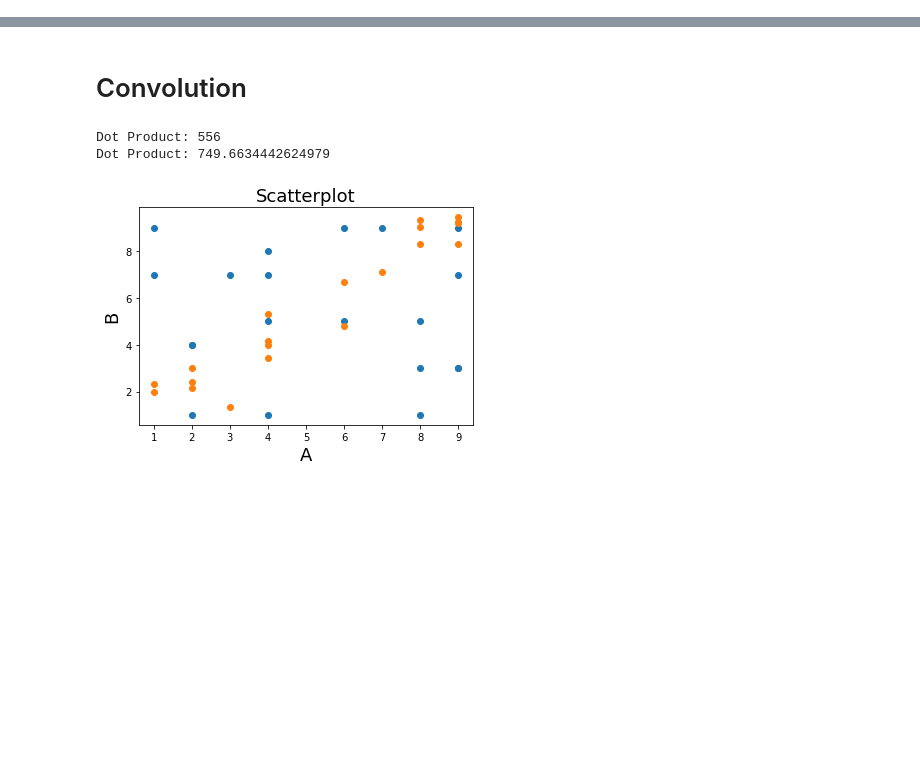
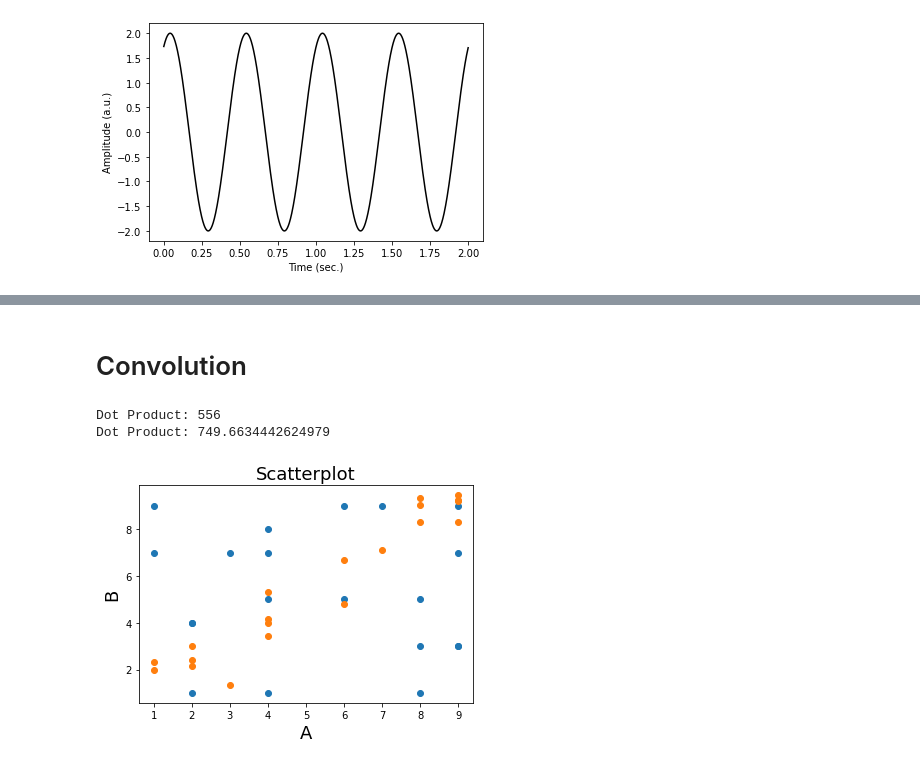
Before and after one commit to visnyue/Dartbrain-coding, a Jupyter notebook: Preprocessing/basis of processing.ipynb, the cells around one changed output, grey strips where cells are left out. Saved outputs shown, nothing was run; the diff lists cells and outputs as text; code cells hidden in the pictures; blank space fills up the shorter version.

```diff
--- a/Preprocessing/basis of processing.ipynb
+++ b/Preprocessing/basis of processing.ipynb
@@ -0,0 +55,16 @@
+# %%
+# simulation parameters
+srate = 500; # sampling rate in Hz
+time = np.arange(0.,2.,1./srate) # time in seconds
+# sine wave param.eters
+freq = 2; # frequency in Hz
+ampl = 2; # amplitude in a.u.
+phas = np.pi/3; # phase in radians
+# generate the sine wave
+sinewave = ampl * np.sin( 2*np.pi * freq * time + phas )
+plt.plot(time,sinewave,'k')
+plt.xlabel('Time (sec.)')
+plt.ylabel('Amplitude (a.u.)')
+plt.show()
+# %% [output]
+[figure, added]
```
Also changed, not shown: parts of 17 cells of this notebook, 1 other file.
